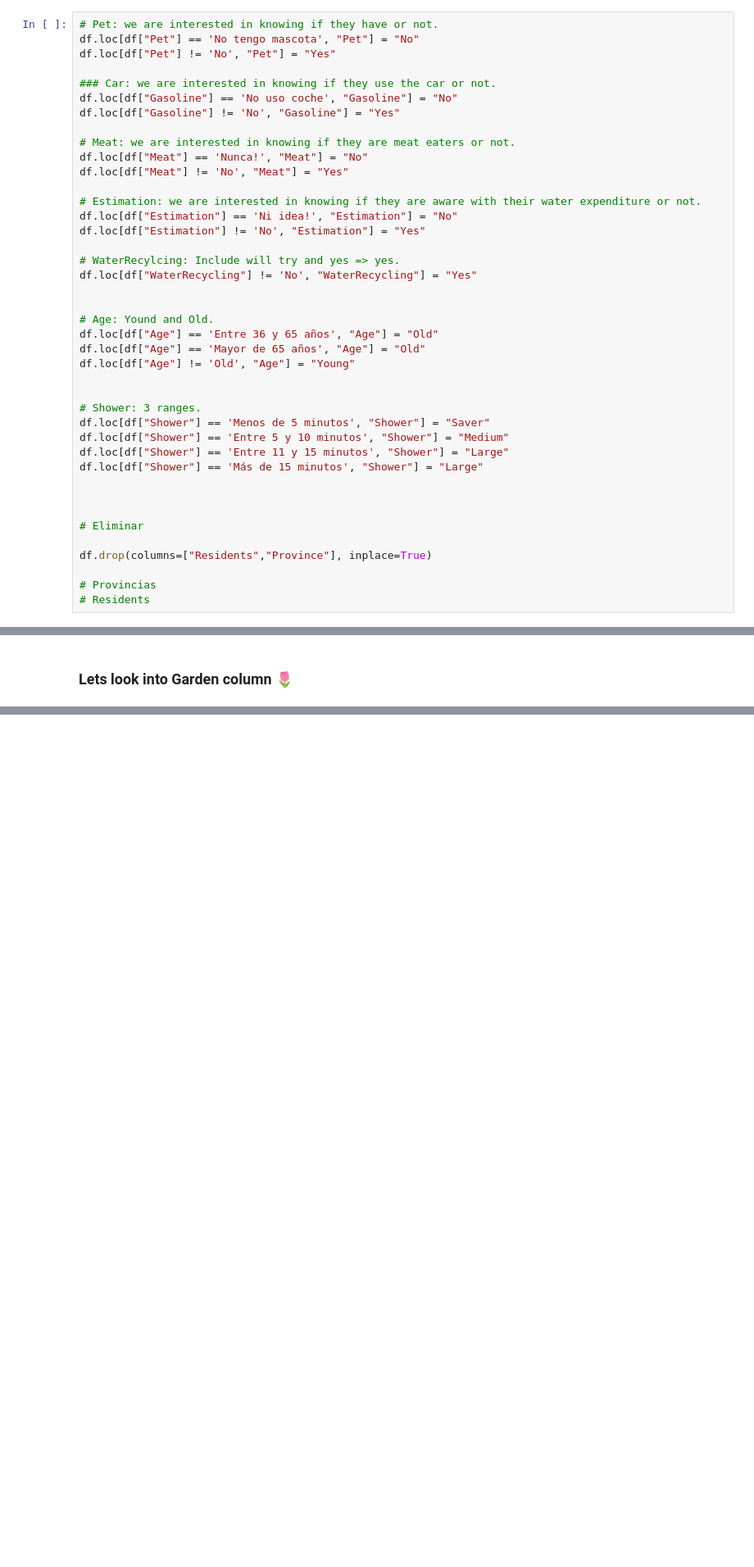
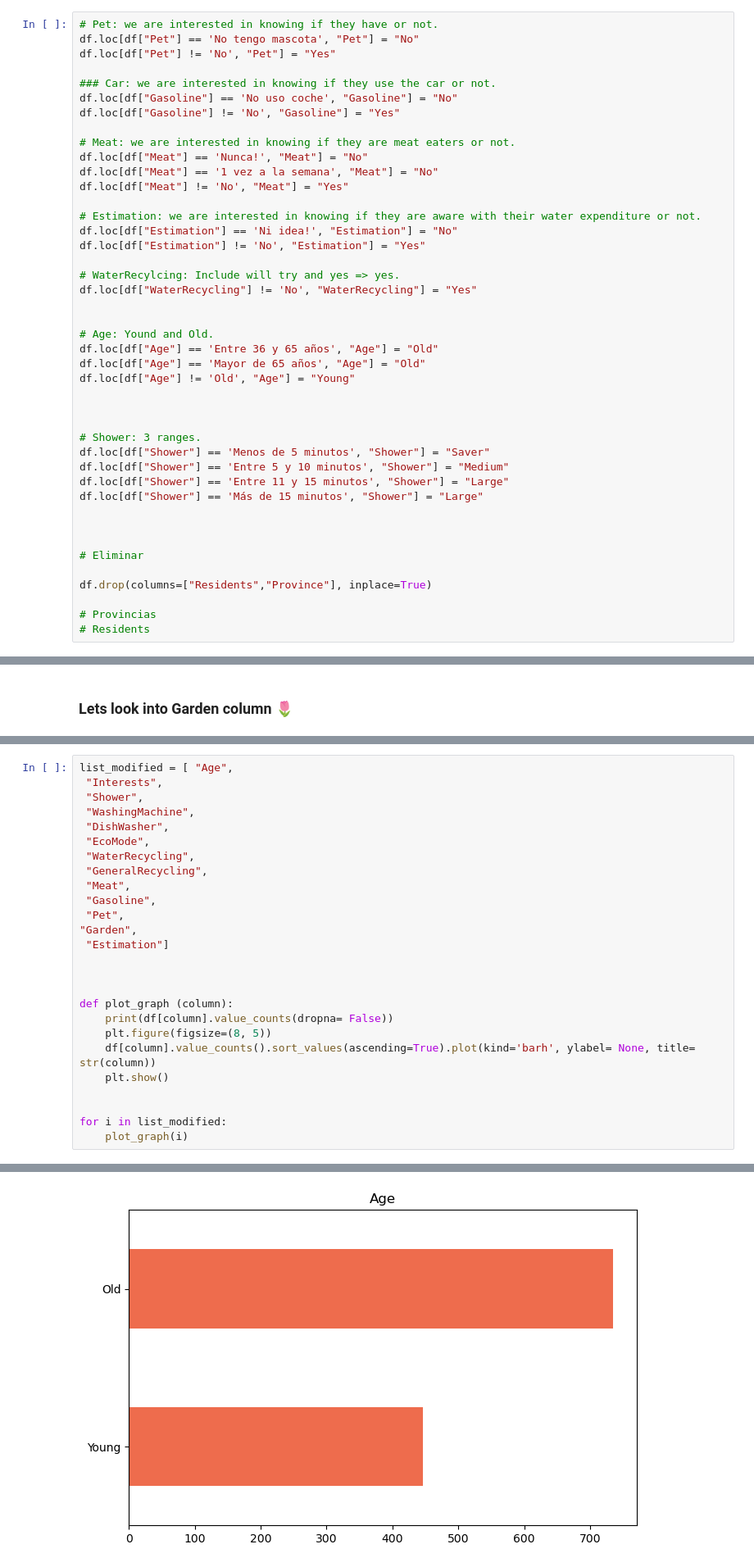
Before and after one commit to IgnacioGB1990/Data_Desafio, a Jupyter notebook: Cleaning/EDA_IGB.ipynb, the cells around one changed output, grey strips where cells are left out. Shown: that part at 82% size. Drawn from its saved outputs; the diff is of its cells as text; blank space fills up the shorter version.

```diff
--- a/Cleaning/EDA_IGB.ipynb
+++ b/Cleaning/EDA_IGB.ipynb
@@ -224,6 +224,7 @@ df.loc[df["Gasoline"] != 'No', "Gasoline"] = "Yes"
 
 # Meat: we are interested in knowing if they are meat eaters or not.
 df.loc[df["Meat"] == 'Nunca!', "Meat"] = "No"
+df.loc[df["Meat"] == '1 vez a la semana', "Meat"] = "No"
 df.loc[df["Meat"] != 'No', "Meat"] = "Yes"
 
 # Estimation: we are interested in knowing if they are aware with their water expenditure or not.
@@ -240,6 +241,7 @@ df.loc[df["Age"] == 'Mayor de 65 años', "Age"] = "Old"
 df.loc[df["Age"] != 'Old', "Age"] = "Young"
 
 
+
 # Shower: 3 ranges.
 df.loc[df["Shower"] == 'Menos de 5 minutos', "Shower"] = "Saver"
 df.loc[df["Shower"] == 'Entre 5 y 10 minutos', "Shower"] = "Medium"
@@ -337,0 +389,27 @@ Name: Garden, dtype: int64
+# %%
+list_modified = [ "Age",
+ "Interests",
+ "Shower",
+ "WashingMachine",
+ "DishWasher",
+ "EcoMode",
+ "WaterRecycling",
+ "GeneralRecycling",
+ "Meat",
+ "Gasoline",
+ "Pet",
+"Garden",
+ "Estimation"]
+
+
+
+def plot_graph (column):
+    print(df[column].value_counts(dropna= False))
+    plt.figure(figsize=(8, 5))
+    df[column].value_counts().sort_values(ascending=True).plot(kind='barh', ylabel= None, title= str(column))
+    plt.show()
+
+
+for i in list_modified:
+    plot_graph(i)
+# %% [output]
@@ -337,0 +419 @@ Name: Garden, dtype: int64
+[figure, added]
```
Also changed, not shown: parts of 14 cells of this notebook.
